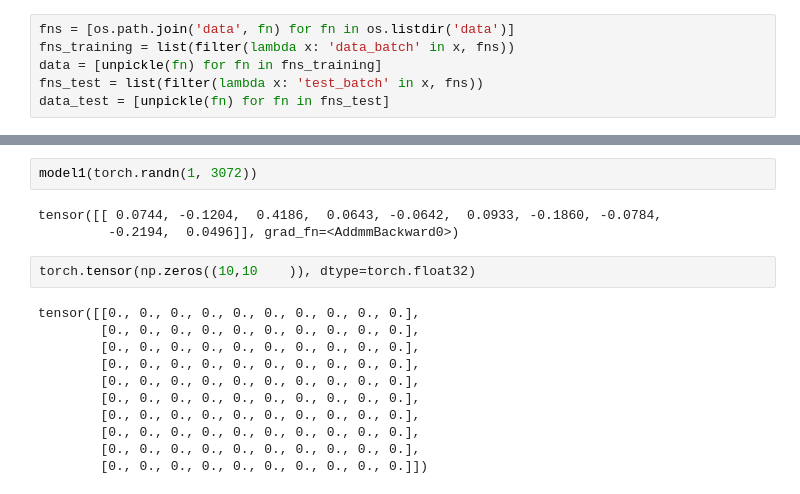
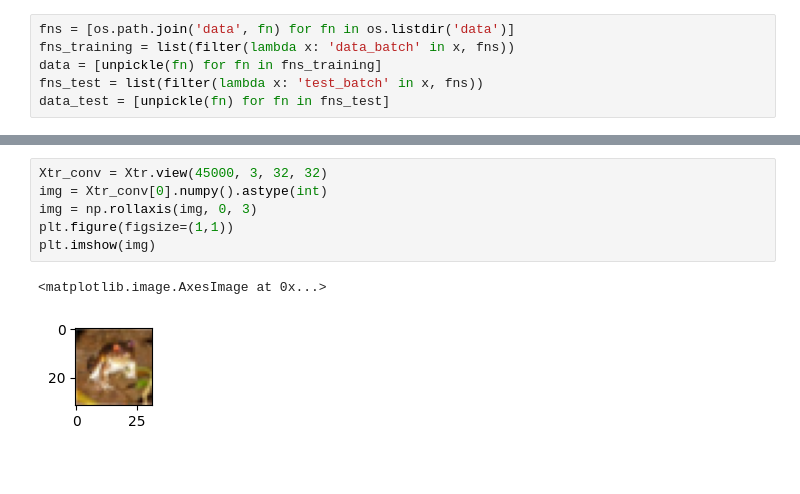
Before and after one commit to markuspirke/fun-with-images, a Jupyter notebook: mlp.ipynb, the cells around one changed output, grey strips where cells are left out. Drawn from its saved outputs; the diff is of its cells as text; blank space fills up the shorter version.

```diff
--- a/mlp.ipynb
+++ b/mlp.ipynb
@@ -69,18 +35,9 @@ NeuralNetwork(
-# %%
-model1(torch.randn(1, 3072))
-# %% [output]
-tensor([[ 0.0744, -0.1204,  0.4186,  0.0643, -0.0642,  0.0933, -0.1860, -0.0784,
-         -0.2194,  0.0496]], grad_fn=<AddmmBackward0>)
-# %%
-torch.tensor(np.zeros((10,10    )), dtype=torch.float32)
-# %% [output]
-tensor([[0., 0., 0., 0., 0., 0., 0., 0., 0., 0.],
-        [0., 0., 0., 0., 0., 0., 0., 0., 0., 0.],
-        [0., 0., 0., 0., 0., 0., 0., 0., 0., 0.],
-        [0., 0., 0., 0., 0., 0., 0., 0., 0., 0.],
-        [0., 0., 0., 0., 0., 0., 0., 0., 0., 0.],
-        [0., 0., 0., 0., 0., 0., 0., 0., 0., 0.],
-        [0., 0., 0., 0., 0., 0., 0., 0., 0., 0.],
-        [0., 0., 0., 0., 0., 0., 0., 0., 0., 0.],
-        [0., 0., 0., 0., 0., 0., 0., 0., 0., 0.],
-        [0., 0., 0., 0., 0., 0., 0., 0., 0., 0.]])
+# %%
+Xtr_conv = Xtr.view(45000, 3, 32, 32)
+img = Xtr_conv[0].numpy().astype(int)
+img = np.rollaxis(img, 0, 3)
+plt.figure(figsize=(1,1))
+plt.imshow(img)
+# %% [output]
+<matplotlib.image.AxesImage at 0x...>
+[figure, added]
```
Also changed, not shown: parts of 12 cells of this notebook, 2 other files.
